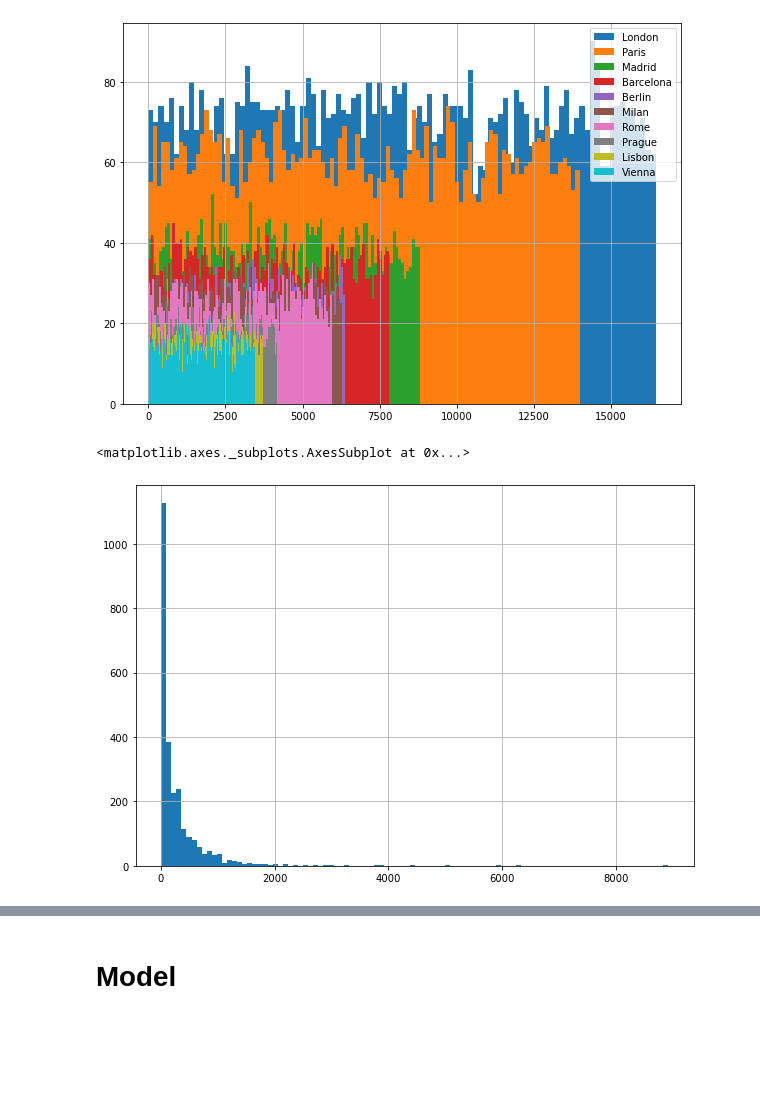
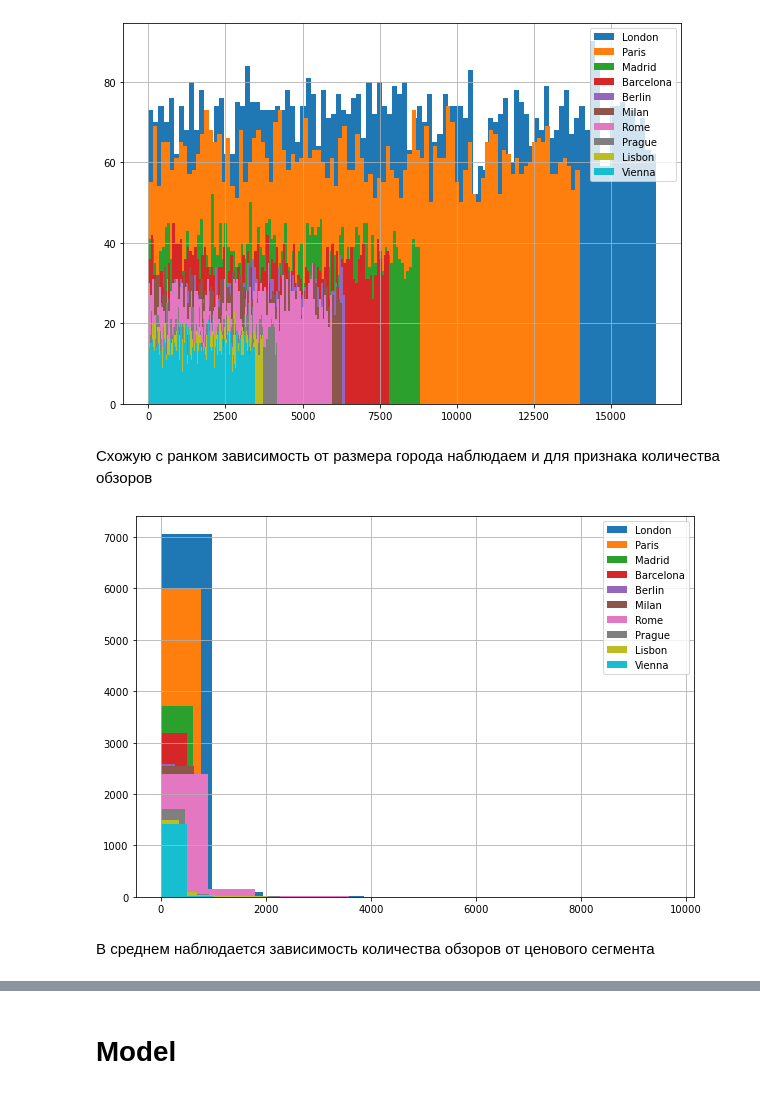
Before and after one commit to aberkoveo/skillfactory, a Jupyter notebook: Projects/Project_3/Проект_3_О_вкусной_и_здоровой_пище.ipynb, the cells around one changed output, grey strips where cells are left out. Drawn from its saved outputs; the diff is of its cells as text; code cells hidden in the pictures; blank space fills up the shorter version.

```diff
--- a/Projects/Project_3/Проект_3_О_вкусной_и_здоровой_пище.ipynb
+++ b/Projects/Project_3/Проект_3_О_вкусной_и_здоровой_пище.ipynb
@@ -210,11 +225,16 @@ for city in top10_city:
     plt.legend()
 # %% [output]
 [figure]
-# %%
-data[data.city=='Rome'].number_of_reviews.hist(bins=100)
-# %% [output]
-<matplotlib.axes._subplots.AxesSubplot at 0x...>
-[figure, removed]
+# %% [markdown]
+Схожую с ранком зависимость от размера города наблюдаем и для признака количества обзоров
+# %%
+for city in top10_city:
+    data[(data.city == city)].number_of_reviews.hist( label=city)
+    plt.legend()
+# %% [output]
+[figure, added]
+# %% [markdown]
+В среднем наблюдается зависимость количества обзоров от ценового сегмента
 # %%
 data.groupby('price_range_int').agg({'ranking': 'mean', 'rating': 'mean', 'number_of_reviews':'mean', 'city': lambda x: stats.mode(x) })
 # %% [output]
```
Also changed, not shown: parts of 59 cells of this notebook, 5 other files.
